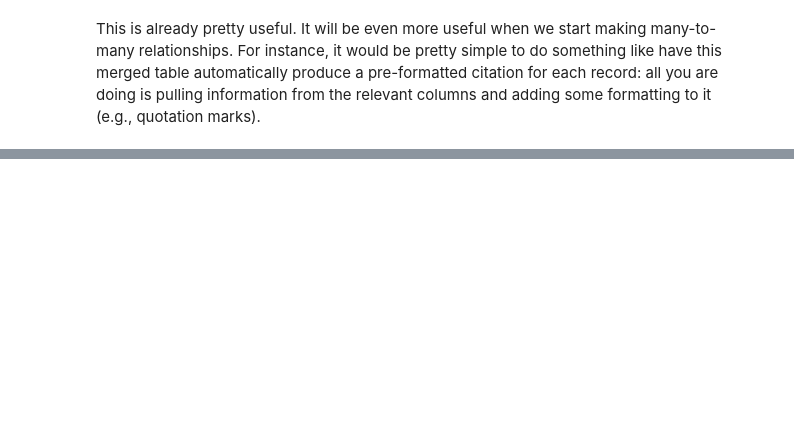
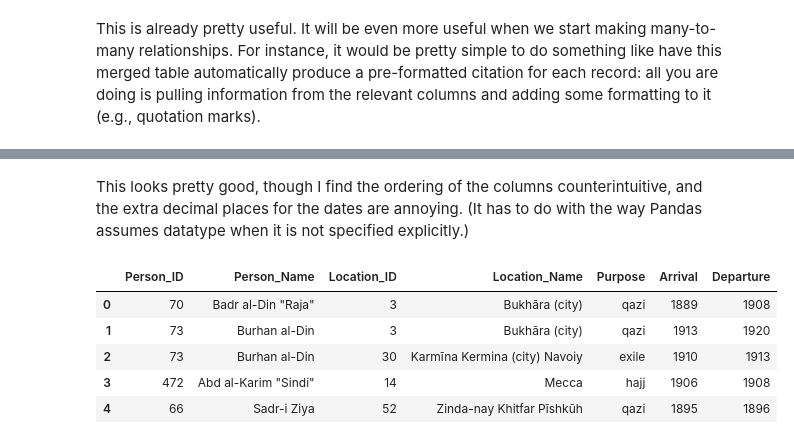
Before and after one commit to pickettj/teaching, a Jupyter notebook: Pandas_Relational_Tables.ipynb, the cells around one changed output, grey strips where cells are left out. Saved outputs shown, nothing was run; the diff lists cells and outputs as text; code cells hidden in the pictures; blank space fills up the shorter version.

```diff
--- a/Pandas_Relational_Tables.ipynb
+++ b/Pandas_Relational_Tables.ipynb
@@ -193,0 +288,19 @@ This is already pretty useful. It will be even more useful when we start making
+# %% [markdown]
+This looks pretty good, though I find the ordering of the columns counterintuitive, and the extra decimal places for the dates are annoying. (It has to do with the way Pandas assumes datatype when it is not specified explicitly.)
+# %%
+#reorder the columns:
+
+merged_all = merged_all[['Person_ID', 'Person_Name', 'Location_ID', 'Location_Name', 'Purpose', 'Arrival', 'Departure']]
+
+# Format Arrival and Departure columns as integers (no decimal places)
+merged_all['Arrival'] = merged_all['Arrival'].astype(int)
+merged_all['Departure'] = merged_all['Departure'].astype(int)
+
+merged_all.head()
+# %% [output]
+|  | Person_ID | Person_Name | Location_ID | Location_Name | Purpose | Arrival | Departure |
+| 0 | 70 | Badr al-Din "Raja" | 3 | Bukhāra (city) | qazi | 1889 | 1908 |
+| 1 | 73 | Burhan al-Din | 3 | Bukhāra (city) | qazi | 1913 | 1920 |
+| 2 | 73 | Burhan al-Din | 30 | Karmīna Kermina (city) Navoiy | exile | 1910 | 1913 |
+| 3 | 472 | Abd al-Karim "Sindi" | 14 | Mecca | hajj | 1906 | 1908 |
+| 4 | 66 | Sadr-i Ziya | 52 | Zinda-nay Khitfar Pīshkūh | qazi | 1895 | 1896 |
```
Also changed, not shown: parts of 12 cells of this notebook.
